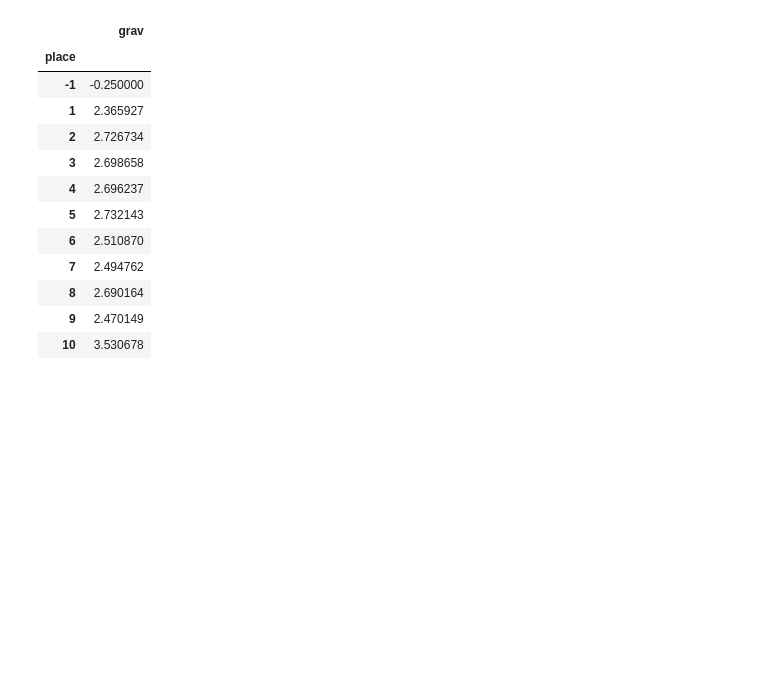
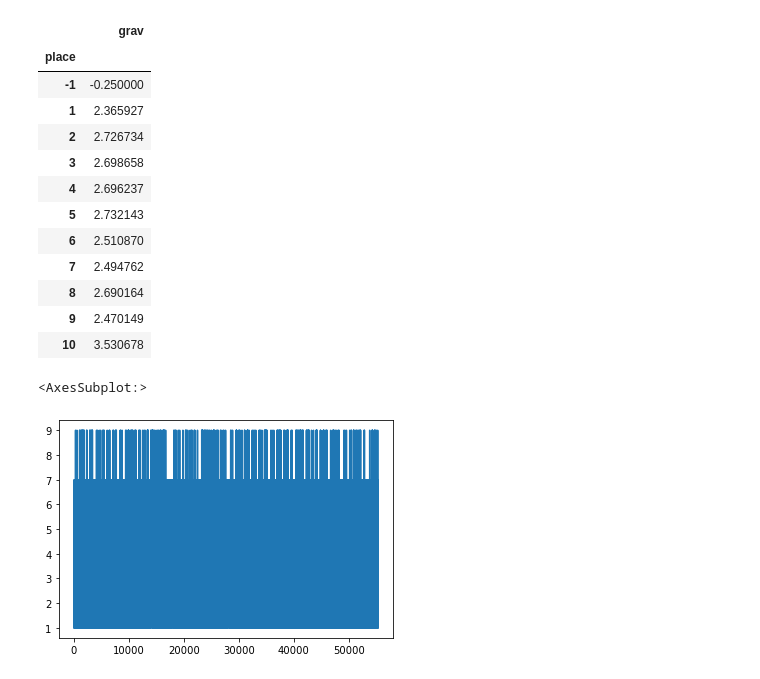
Before and after one commit to antoine-palazz/Projet_Python_ENSAE_2A, a Jupyter notebook: scripts/eda.ipynb, the cells around one changed output. Cells and saved outputs as stored; diff of their text form; code cells hidden in the pictures; blank space fills up the shorter version.

Commit message:
plot catr

```diff
--- a/scripts/eda.ipynb
+++ b/scripts/eda.ipynb
@@ -141,3 +141,8 @@ df_usagers_22.groupby("place")[["grav"]].mean()
 | 8 | 2.690164 |
 | 9 | 2.470149 |
 | 10 | 3.530678 |
+# %%
+df_lieux_22["catr"].plot()
+# %% [output]
+<AxesSubplot:>
+[figure, added]
```
Also changed, not shown: parts of 1 cell of this notebook.
